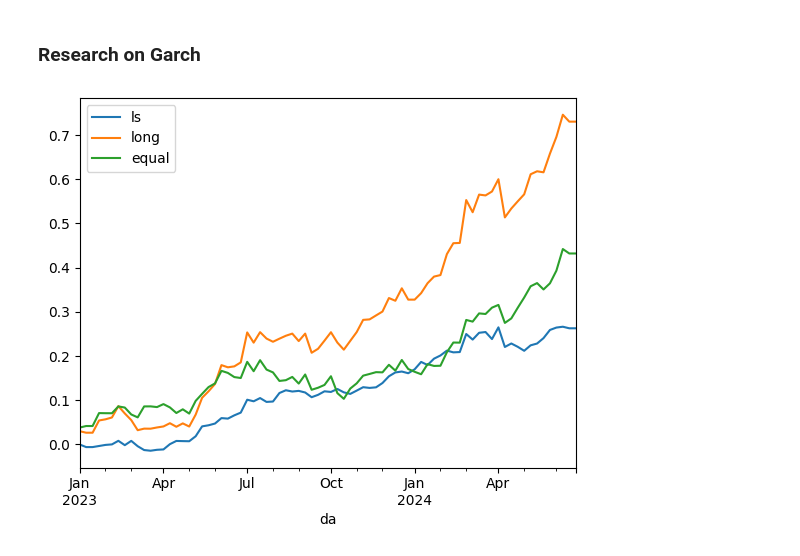
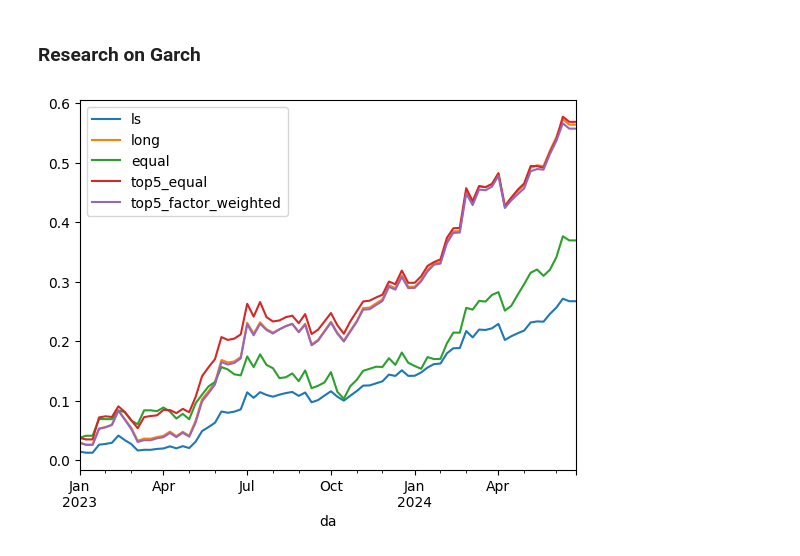
Before and after one commit to tsungyou/TS, a Jupyter notebook: ARMA_research.ipynb, the cells around one changed output. Saved outputs shown, nothing was run; the diff lists cells and outputs as text; code cells hidden in the pictures.

```diff
--- a/ARMA_research.ipynb
+++ b/ARMA_research.ipynb
@@ -32,5 +30,6 @@ for index, date in enumerate(tqdm(indices, desc=f"arma model for top {ticker_len
         else:
             model = sm.tsa.arima.ARIMA(series, order=(2, 0, 0))
             model_fit = model.fit()
-            prediction = model_fit.forecast(horizon=1).values[0]
+            prediction = model_fit.forecast().values[0]
         forecast[index, i] = prediction
+factor = pd.DataFrame(forecast, columns=tickers, index=indices)
@@ -39,17 +36,5 @@ outcome = pd.DataFrame(forecast, columns=tickers, index=indices)
-# %%
-df1 = outcome.dropna(axis='columns', how='all').copy()
-demean = df1.sub(df1.mean(axis=1), axis=0)
-weighting = demean.div(demean.abs().sum(axis=1), axis=0)
-long_only_weighting = weighting[weighting > 0].fillna(0.0)*2
-row, col = weighting.shape
-equal_weight_weighting = pd.DataFrame(np.ones((row, col))/col, columns=weighting.columns, index=weighting.index)
-list_weighting = {'ls': weighting, 'long': long_only_weighting, "equal":equal_weight_weighting}
-pct_corres = pct_close_w.loc[weighting.index[0]:].shift(-1)
-
-for key, weight in list_weighting.items():
-    list_weighting[key] = (1 + (pct_corres * weight).sum(axis=1)).cumprod()-1
-df = pd.DataFrame(list_weighting)
-df.plot(subplots=False, label=df.columns)
-plt.show()
-# %% [output]
-[figure, removed]
+# %%
+fa = FactorAnalysis()
+fa.plot_basic(factor, top=5)
+# %% [output]
+[figure, added]
```
Also changed, not shown: parts of 3 cells of this notebook, 7 other files.
